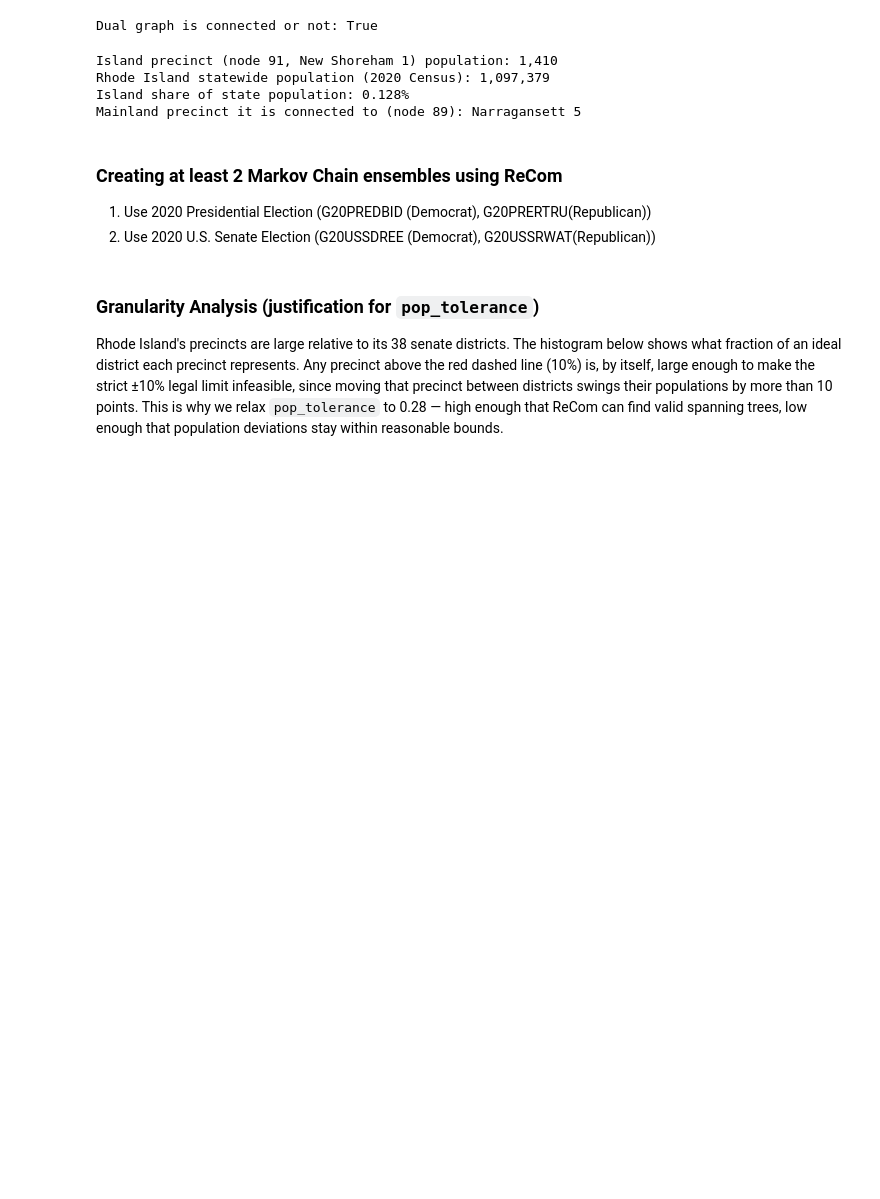
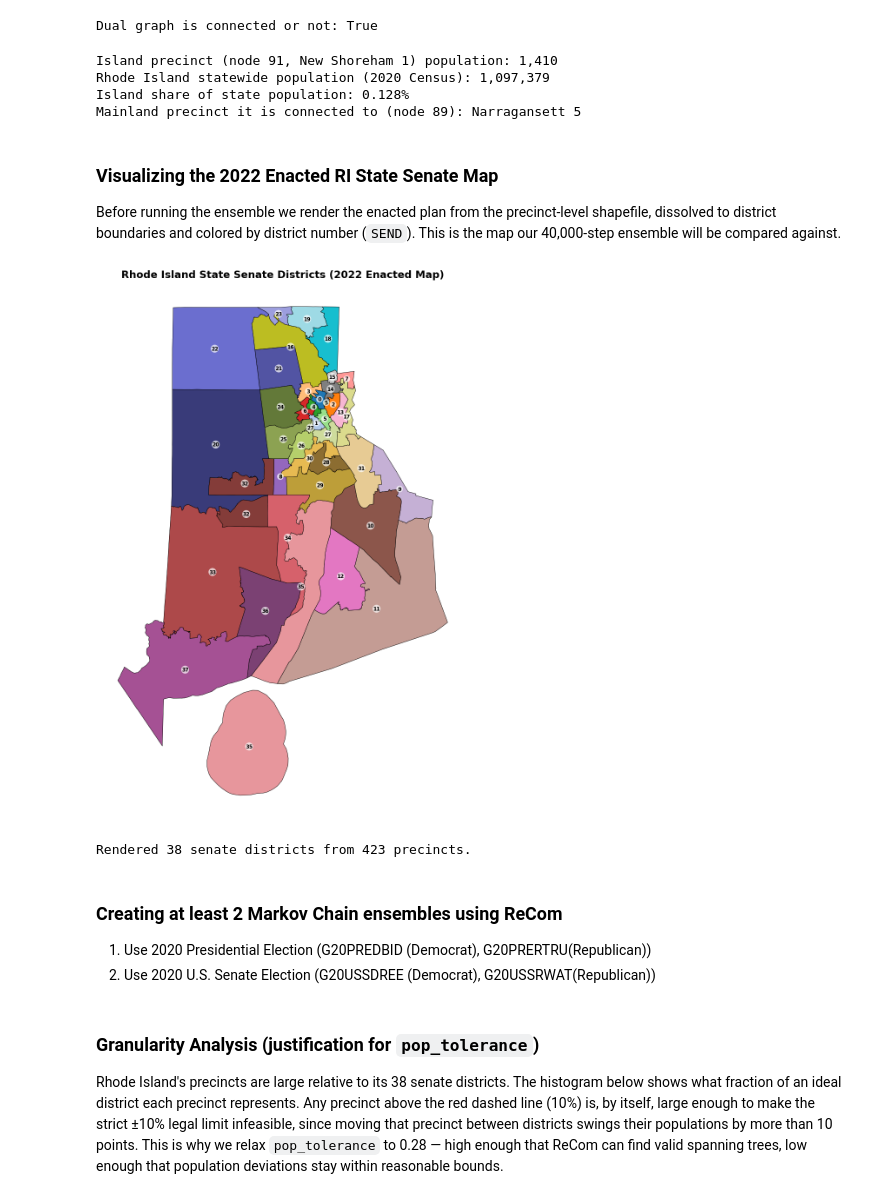
Before and after one commit to TianqiMin8/CS464FinalProject, a Jupyter notebook: FinalProjectChain.ipynb, the cells around one changed output. Drawn from its saved outputs; the diff is of its cells as text; code cells hidden in the pictures; blank space fills up the shorter version.

```diff
--- a/FinalProjectChain.ipynb
+++ b/FinalProjectChain.ipynb
@@ -100,6 +100,68 @@ Island precinct (node 91, New Shoreham 1) population: 1,410
 Rhode Island statewide population (2020 Census): 1,097,379
 Island share of state population: 0.128%
 Mainland precinct it is connected to (node 89): Narragansett 5
+# %% [markdown]
+### Visualizing the 2022 Enacted RI State Senate Map
+
+Before running the ensemble we render the enacted plan from the precinct-level shapefile, dissolved to district boundaries and colored by district number (`SEND`). This is the map our 40,000-step ensemble will be compared against.
+# %%
+# 2022 enacted RI State Senate map
+# colors each district with a distinct color, and labels district numbers.
+
+from shapely.geometry import MultiPolygon
+from matplotlib.colors import ListedColormap
+import matplotlib
+
+#  38-color palette by combining matplotlib qualitative colormaps.
+
+_palette = (
+    list(matplotlib.colormaps["tab20"].colors) +
+    list(matplotlib.colormaps["tab20b"].colors) +
+    list(matplotlib.colormaps["tab20c"].colors)
+)
+DISTRICT_CMAP = ListedColormap(_palette[:38])
+
+ri_for_map = gpd.read_file("./FinalShapeFiles/RI.shp")
+districts  = ri_for_map.dissolve(by="SEND").reset_index()
+districts["SEND"] = districts["SEND"].astype(int)
+
+fig, ax = plt.subplots(figsize=(9, 11), dpi=120)
+districts.plot(
+    ax=ax,
+    column="SEND",
+    cmap=DISTRICT_CMAP,
+    edgecolor="black",
+    linewidth=0.5,
+    categorical=True,
+)
+
+# Labeled all geometry parts so multi-polygons show their district number.
+for _, row in districts.iterrows():
+    geom = row.geometry
+    parts = list(geom.geoms) if isinstance(geom, MultiPolygon) else [geom]
+    largest_area = max(p.area for p in parts)
+    for part in parts:
+        if part.area >= 0.01 * largest_area:
+            c = part.centroid
+            ax.annotate(
+                str(row["SEND"]),
+                xy=(c.x, c.y),
+                ha="center", va="center",
+                fontsize=7, fontweight="bold",
+                bbox=dict(boxstyle="circle,pad=0.1",
+                          facecolor="white", edgecolor="none", alpha=0.7),
+            )
+
+ax.set_title("Rhode Island State Senate Districts (2022 Enacted Map)",
+             fontsize=14, fontweight="bold")
+ax.set_axis_off()
+plt.tight_layout()
+plt.savefig("enacted_senate_map.png", dpi=150, bbox_inches="tight", facecolor="white")
+plt.show()
+print(f"Rendered {len(districts)} senate districts from {len(ri_for_map)} precincts.")
+# %% [output]
+[figure, added]
+Rendered 38 senate districts from 423 precincts.
 # %% [markdown]
 ### Creating at least 2 Markov Chain ensembles using ReCom
 1. Use 2020 Presidential Election (G20PREDBID (Democrat), G20PRERTRU(Republican))
```
Also changed, not shown: parts of 10 cells of this notebook.
